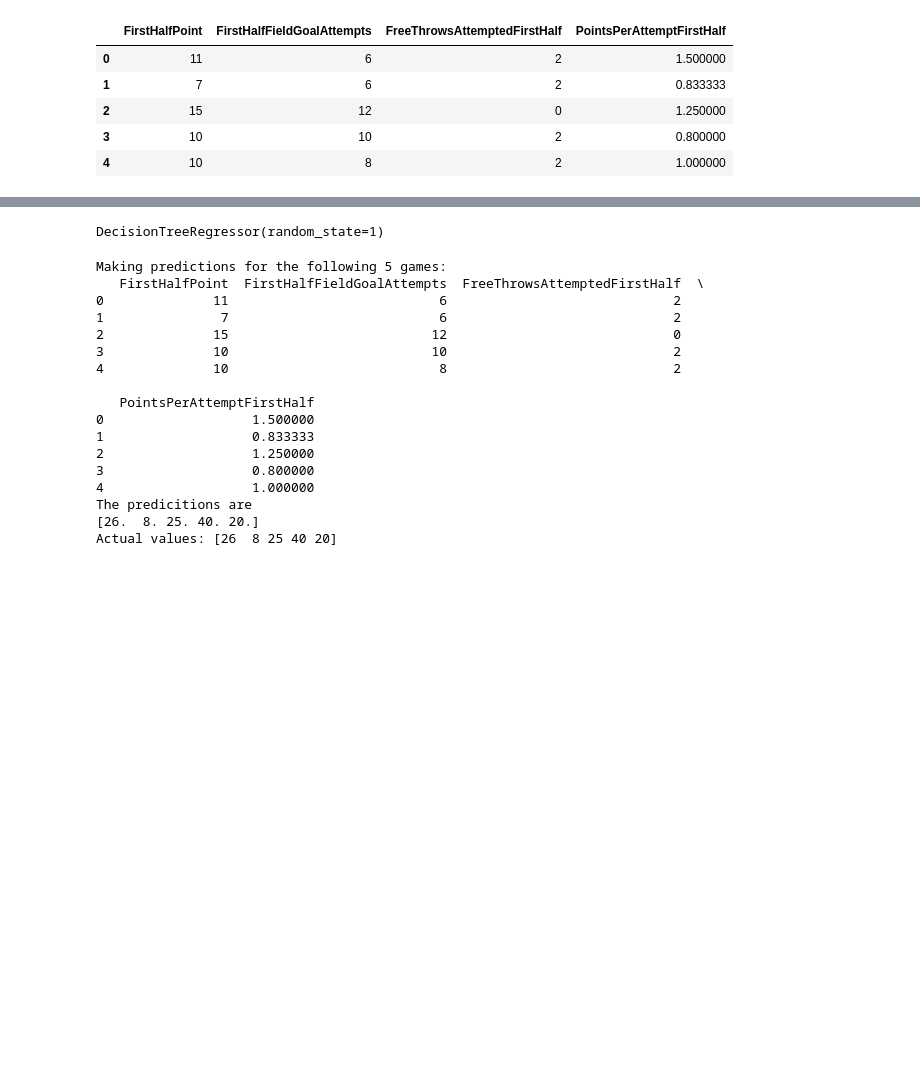
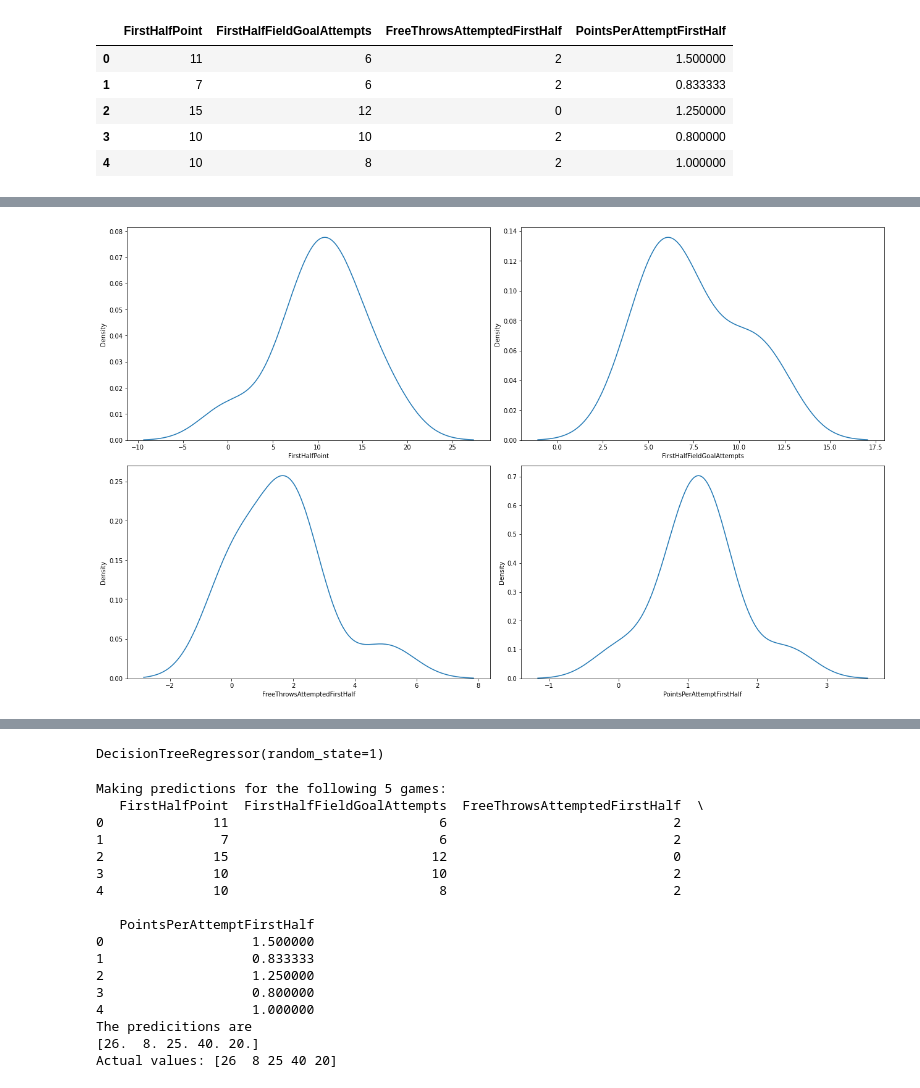
Before and after one commit to jreckin/FunAnalyticalStuff, a Jupyter notebook: ccm_analytics_pandas.ipynb, the cells around one changed output, grey strips where cells are left out. Saved outputs shown, nothing was run; the diff lists cells and outputs as text; code cells hidden in the pictures; blank space fills up the shorter version.

```diff
--- a/ccm_analytics_pandas.ipynb
+++ b/ccm_analytics_pandas.ipynb
@@ -216,0 +220,11 @@ for i in X.columns:
+# %%
+
+# Create a 3x5 matrix of subplots and add padding around them for readability.
+fig, axes = plt.subplots(2, 2, figsize=(18, 11))
+fig.tight_layout(pad=2.0)
+
+# Loop over the columns of the DataFrame and create a KDE for each one.
+for i in range(len(cols)):
+    sns.kdeplot(ax=axes[i//2, i%2], data=X[cols[i]])
+# %% [output]
+[figure, added]
```
Also changed, not shown: parts of 27 cells of this notebook, 1 other file.
